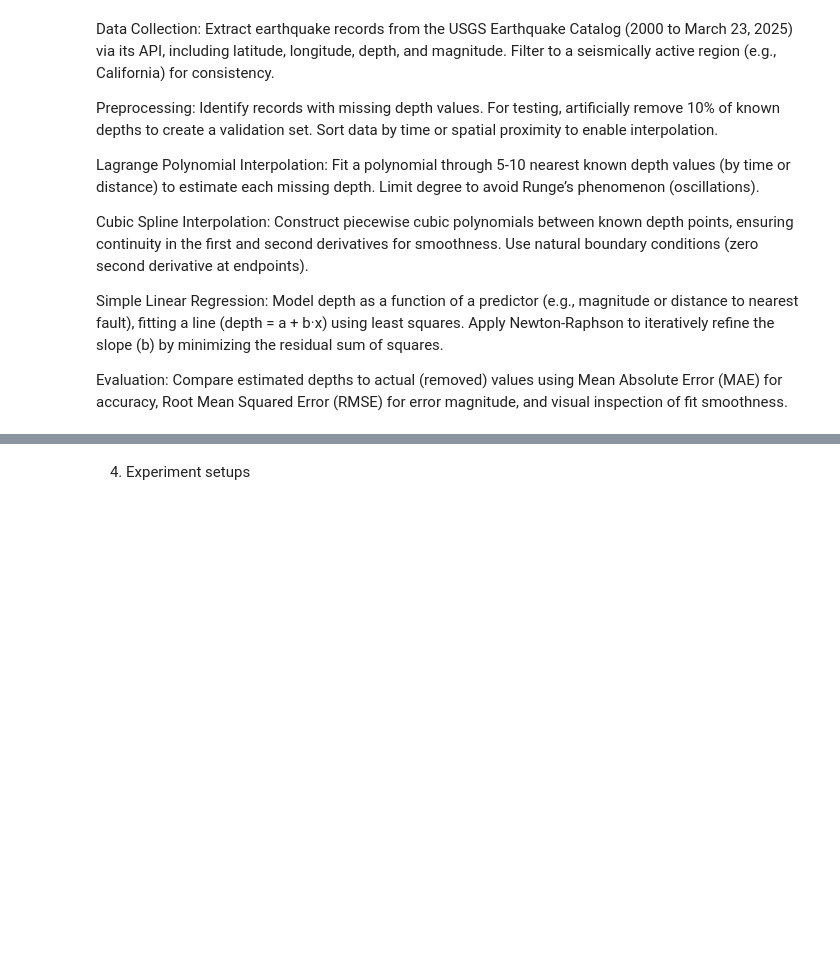
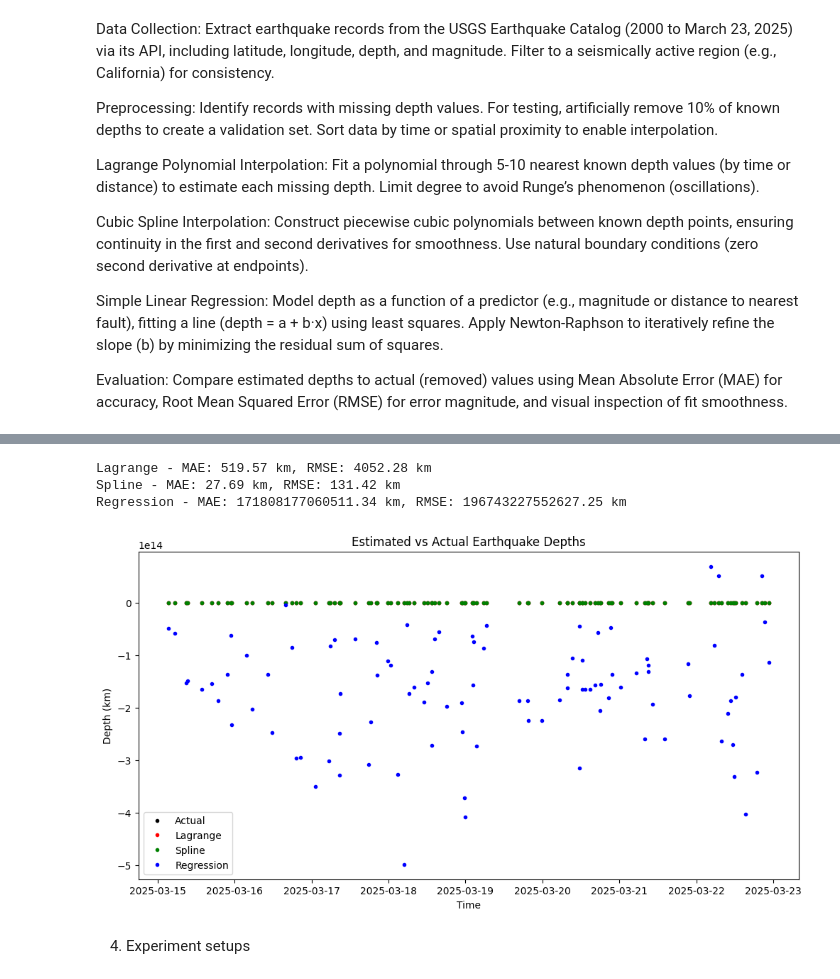
Before and after one commit to pmecwan/MAT-421, a Jupyter notebook: Project_plan.ipynb, the cells around one changed output, grey strips where cells are left out. Saved outputs shown, nothing was run; the diff lists cells and outputs as text; code cells hidden in the pictures; blank space fills up the shorter version.

```diff
--- a/Project_plan.ipynb
+++ b/Project_plan.ipynb
@@ -4,3 +4,14 @@
 1. Introduction to the problem
 # %% [markdown]
 Earthquake data, such as that collected by the U.S. Geological Survey (USGS), provides critical insights into seismic activity, including magnitude, location, and depth. However, real-world datasets often contain missing or incomplete values due to sensor limitations or recording errors, particularly for depth measurements in remote or older events. Accurate depth estimates are essential for understanding earthquake mechanics and assessing their potential impact, as depth influences ground shaking and tsunami risk. This project aims to estimate missing earthquake depth values using mathematical techniques—Lagrange Polynomial Interpolation, Cubic Spline Interpolation, and Simple Linear Regression—applied to real earthquake data from the USGS Earthquake Catalog (earthquake.usgs.gov). The Newton-Raphson Method will be explored to refine regression parameters.
+# %%
+# Create a copy with some missing depths for validation
+df_test = df.copy()
+np.random.seed(42)
+missing_indices = np.random.choice(df.index, size=int(0.1 * len(df)), replace=False)
+df_test.loc[missing_indices, "depth"] = np.nan
+
+# Identify complete and incomplete data
+known_data = df_test.dropna(subset=["depth"])
+missing_data = df_test[df_test["depth"].isna()]
+print(f"Missing depths: {len(missing_data)}")
@@ -74,3 +40,30 @@ Retrieved 1000 earthquake events.
+# %%
+# Merge actual depths for comparison
+results = missing_data.merge(df[["time", "depth"]], on="time", suffixes=("_est", "_actual"))
+
+# Calculate errors
+for method in ["lagrange", "spline", "regression"]:
+    results[f"error_{method}"] = np.abs(results[f"depth_{method}"] - results["depth_actual"])
+    mae = results[f"error_{method}"].mean()
+    rmse = np.sqrt((results[f"error_{method}"] ** 2).mean())
+    print(f"{method.capitalize()} - MAE: {mae:.2f} km, RMSE: {rmse:.2f} km")
+
+# Plot results
+plt.figure(figsize=(12, 6))
+plt.plot(results["time"], results["depth_actual"], "k.", label="Actual")
+plt.plot(results["time"], results["depth_lagrange"], "r.", label="Lagrange")
+plt.plot(results["time"], results["depth_spline"], "g.", label="Spline")
+plt.plot(results["time"], results["depth_regression"], "b.", label="Regression")
+plt.xlabel("Time")
+plt.ylabel("Depth (km)")
+plt.legend()
+plt.title("Estimated vs Actual Earthquake Depths")
+plt.show()
+# %% [output]
+Lagrange - MAE: 519.57 km, RMSE: 4052.28 km
+Spline - MAE: 27.69 km, RMSE: 131.42 km
+Regression - MAE: 171808177060511.34 km, RMSE: 196743227552627.25 km
+[figure, added]
 # %% [markdown]
 4. Experiment setups
 # %% [markdown]
```
Also changed, not shown: parts of 3 cells of this notebook.
